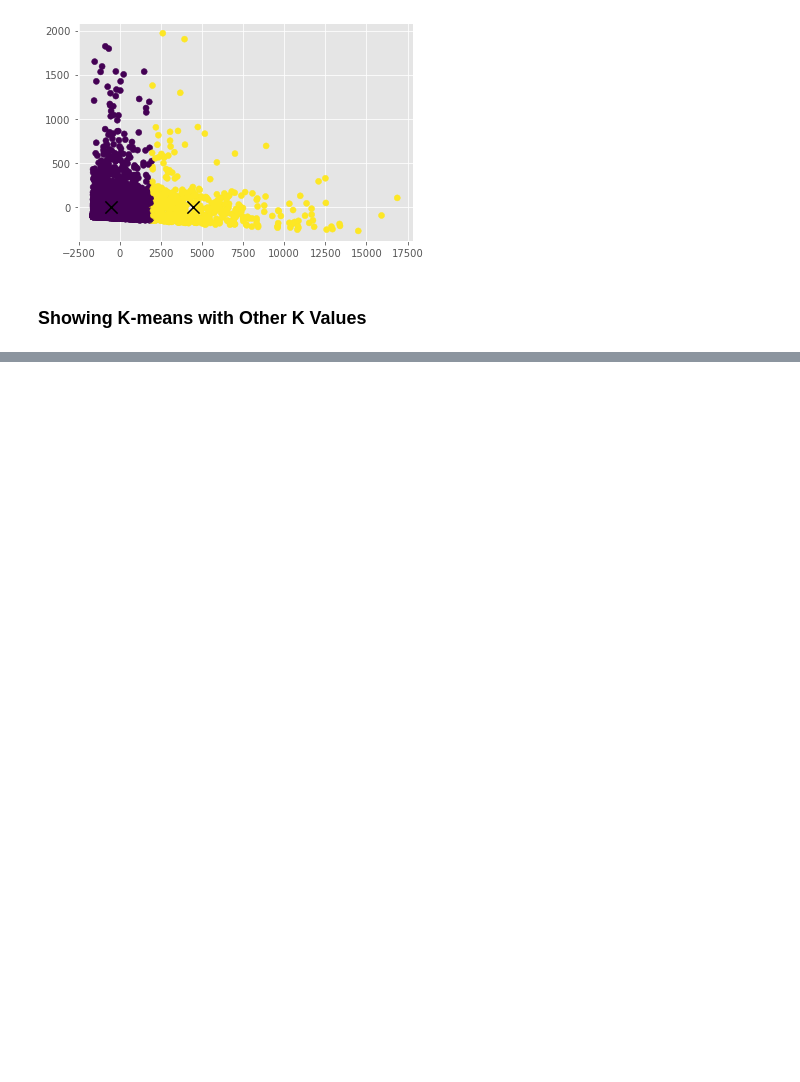
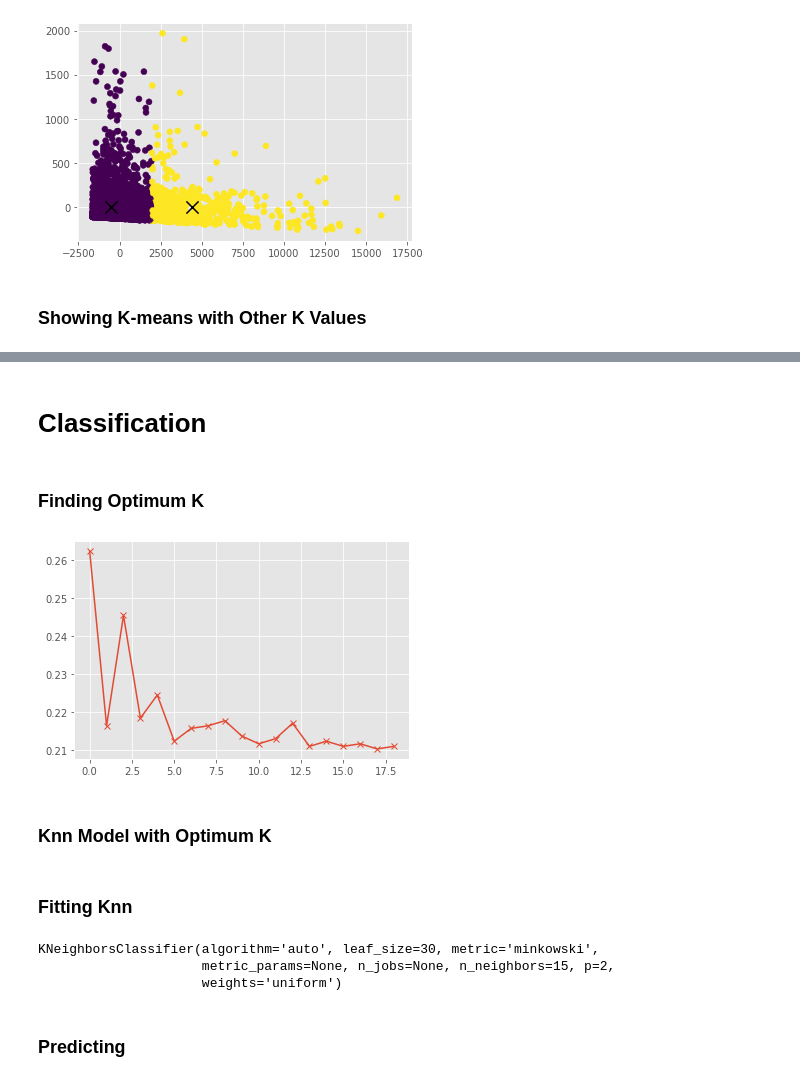
Before and after one commit to onur-duman/OnlineShoppersIntention-EDA-Classification-Clustering, a Jupyter notebook: OnlineShoppersIntention.ipynb, the cells around one changed output, grey strips where cells are left out. Drawn from its saved outputs; the diff is of its cells as text; code cells hidden in the pictures; blank space fills up the shorter version.

```diff
--- a/OnlineShoppersIntention.ipynb
+++ b/OnlineShoppersIntention.ipynb
@@ -561,0 +628,21 @@ plt.show()
+# %% [markdown]
+<a id="20"></a>
+# Classification
+# %% [markdown]
+<a id="44"></a>
+### Finding Optimum K
+# %%
+error_scores = list()
+for k in range(1,20):
+    knn = KNeighborsClassifier(n_neighbors=k)
+    knn.fit(X_train, y_train)
+    y_predicted = knn.predict(X_test)
+    error_scores.append(np.mean(y_predicted != y_test))
+# %%
+plt.plot(error_scores, marker="x")
+plt.show()
+# %% [output]
+[figure, added]
+# %% [markdown]
+<a id="45"></a>
+### Knn Model with Optimum K
@@ -561,0 +651,12 @@ plt.show()
+# %% [markdown]
+<a id="46"></a>
+### Fitting Knn
+# %%
+knn.fit(X, y)
+# %% [output]
+KNeighborsClassifier(algorithm='auto', leaf_size=30, metric='minkowski',
+                     metric_params=None, n_jobs=None, n_neighbors=15, p=2,
+                     weights='uniform')
+# %% [markdown]
+<a id="47"></a>
+### Predicting
```
Also changed, not shown: parts of 20 cells of this notebook.
